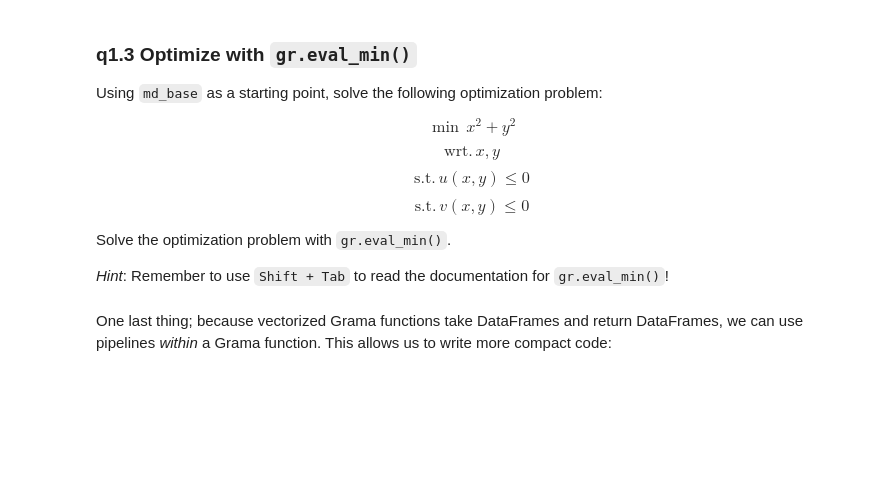
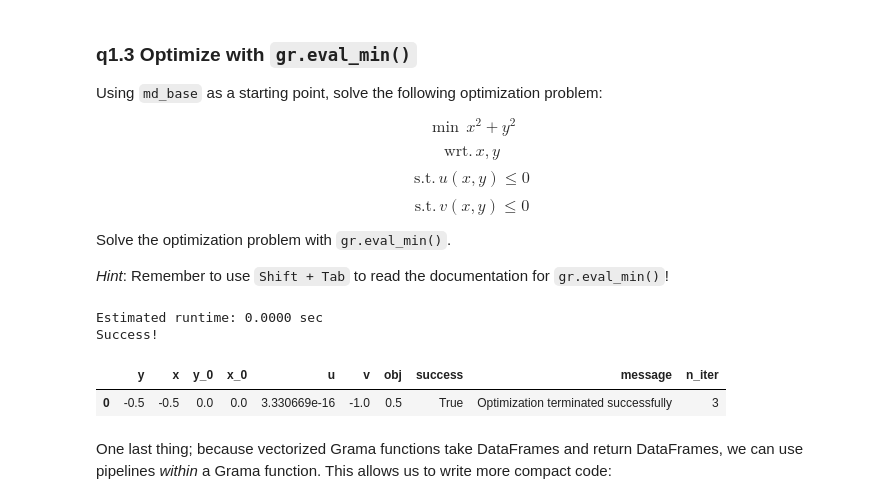
Before and after one commit to amineeva/PDO, a Jupyter notebook: assignments/nb3-pareto-assignment.ipynb, the cells around one changed output. Drawn from its saved outputs; the diff is of its cells as text; code cells hidden in the pictures; blank space fills up the shorter version.

```diff
--- a/assignments/nb3-pareto-assignment.ipynb
+++ b/assignments/nb3-pareto-assignment.ipynb
@@ -304,20 +344,35 @@ Solve the optimization problem with `gr.eval_min()`.
 # %%
 ###
 # TASK: Implement and solve the optimization problem above
 ###
 
 df_q1_3 = (
     md_base
     # TASK: Compose the objective function
     # TASK: Optimize with gr.ev_min()
+    >> gr.cp_function(
+        fun = lambda x, y: (x**2 + y**2),
+        var=["x", "y"],
+        out=["obj"]
+    )
+    >> gr.ev_min(
+        out_min="obj",
+        out_leq=["u", "v"]
+        )
 )
+
 
 
 # NOTE: No need to edit, use this to check your solution
 assert(abs(df_q1_3.x[0] + 0.5) < 1e-6)
 assert(abs(df_q1_3.y[0] + 0.5) < 1e-6)
 print("Success!")
 df_q1_3
+# %% [output]
+Estimated runtime: 0.0000 sec
+Success!
+|  | y | x | y_0 | x_0 | u | v | obj | success | message | n_iter |
+| 0 | -0.5 | -0.5 | 0.0 | 0.0 | 3.330669e-16 | -1.0 | 0.5 | True | Optimization terminated successfully | 3 |
 # %% [markdown]
 One last thing; because vectorized Grama functions take DataFrames and return DataFrames, we can use pipelines *within* a Grama function. This allows us to write more compact code:
 # %%
```
Also changed, not shown: parts of 8 cells of this notebook.
